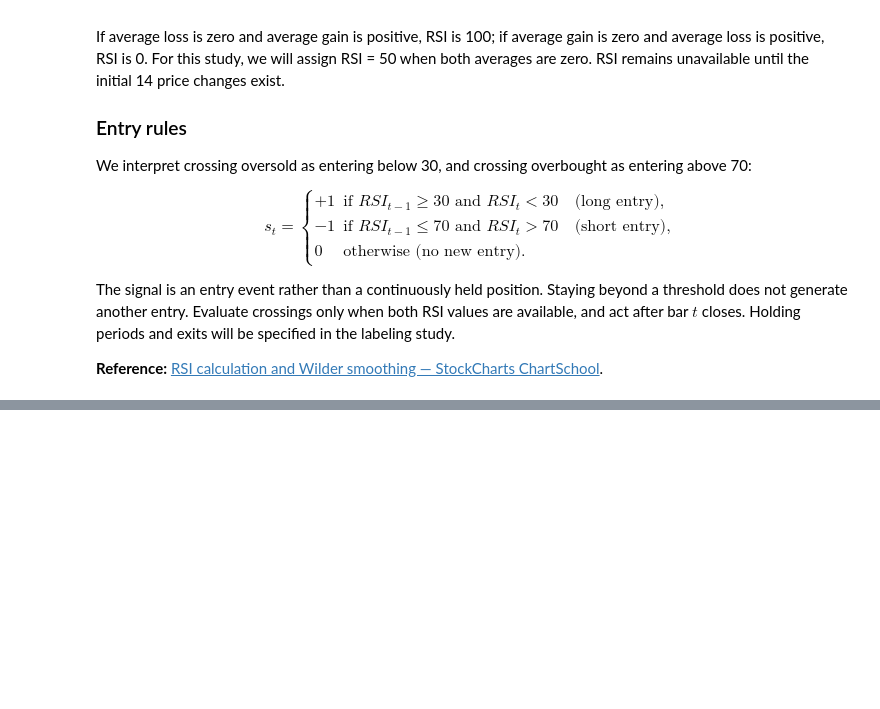
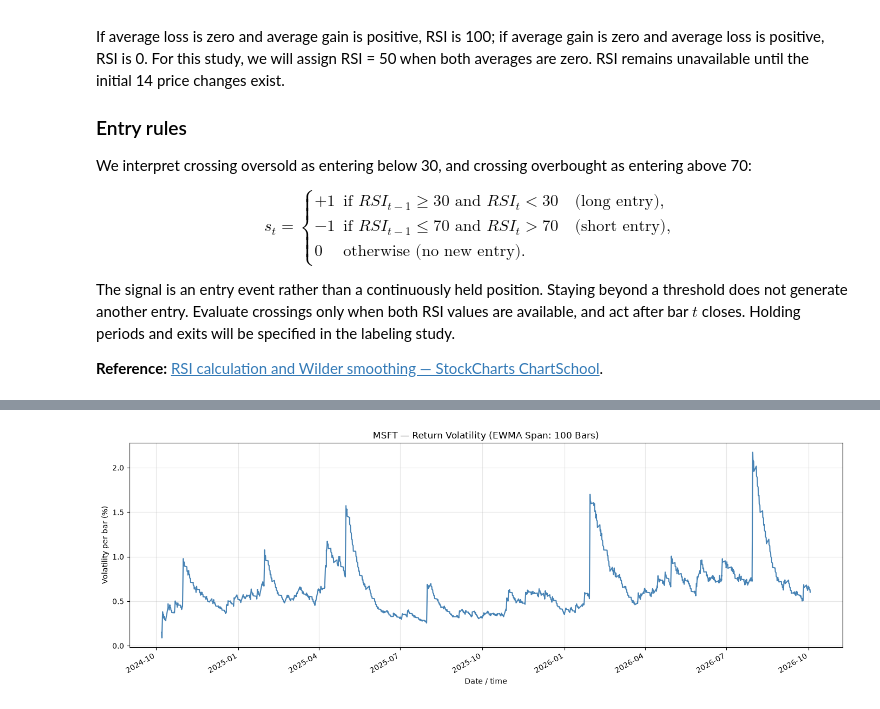
Before and after one commit to Bytb/QuantitativeMethods, a Jupyter notebook: AdvancedFinancialMachineLearning/Part1_DataAnalysis/1_RSI_MicrosoftStudy.ipynb, the cells around one changed output, grey strips where cells are left out. Drawn from its saved outputs; the diff is of its cells as text; code cells hidden in the pictures; blank space fills up the shorter version.

```diff
--- a/AdvancedFinancialMachineLearning/Part1_DataAnalysis/1_RSI_MicrosoftStudy.ipynb
+++ b/AdvancedFinancialMachineLearning/Part1_DataAnalysis/1_RSI_MicrosoftStudy.ipynb
@@ -143,0 +315,15 @@ Buy signals (long entries): 65
+# %%
+# Volatility is the standard deviation of returns at the input bar frequency.
+ax = (msft_volatility * 100).plot(
+    figsize=(14, 5),
+    legend=False,
+    color="steelblue",
+    title=f"MSFT — Return Volatility (EWMA Span: {volatility_span} Bars)",
+)
+ax.set_xlabel("Date / time")
+ax.set_ylabel("Volatility per bar (%)")
+ax.grid(True, alpha=0.3)
+plt.tight_layout()
+plt.show()
+# %% [output]
+[figure, added]
```
Also changed, not shown: parts of 5 cells of this notebook, 6 other files.
